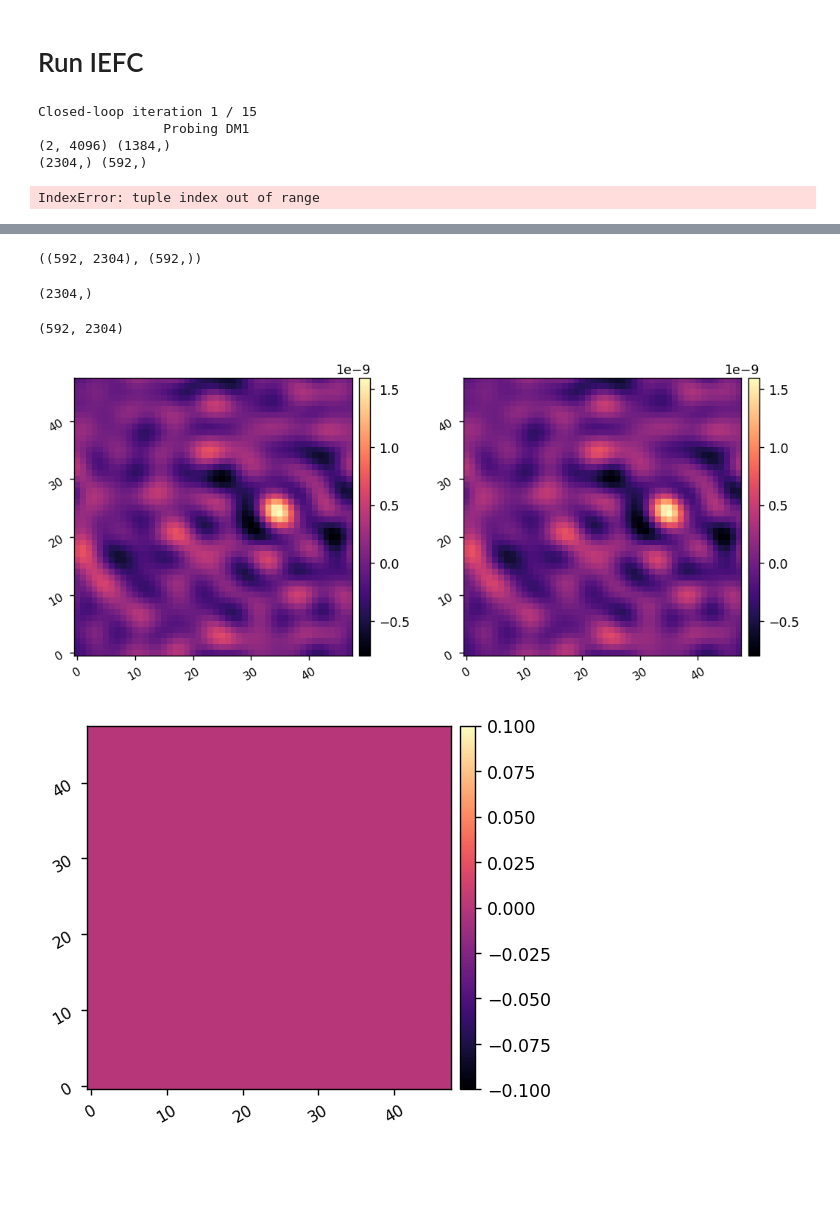
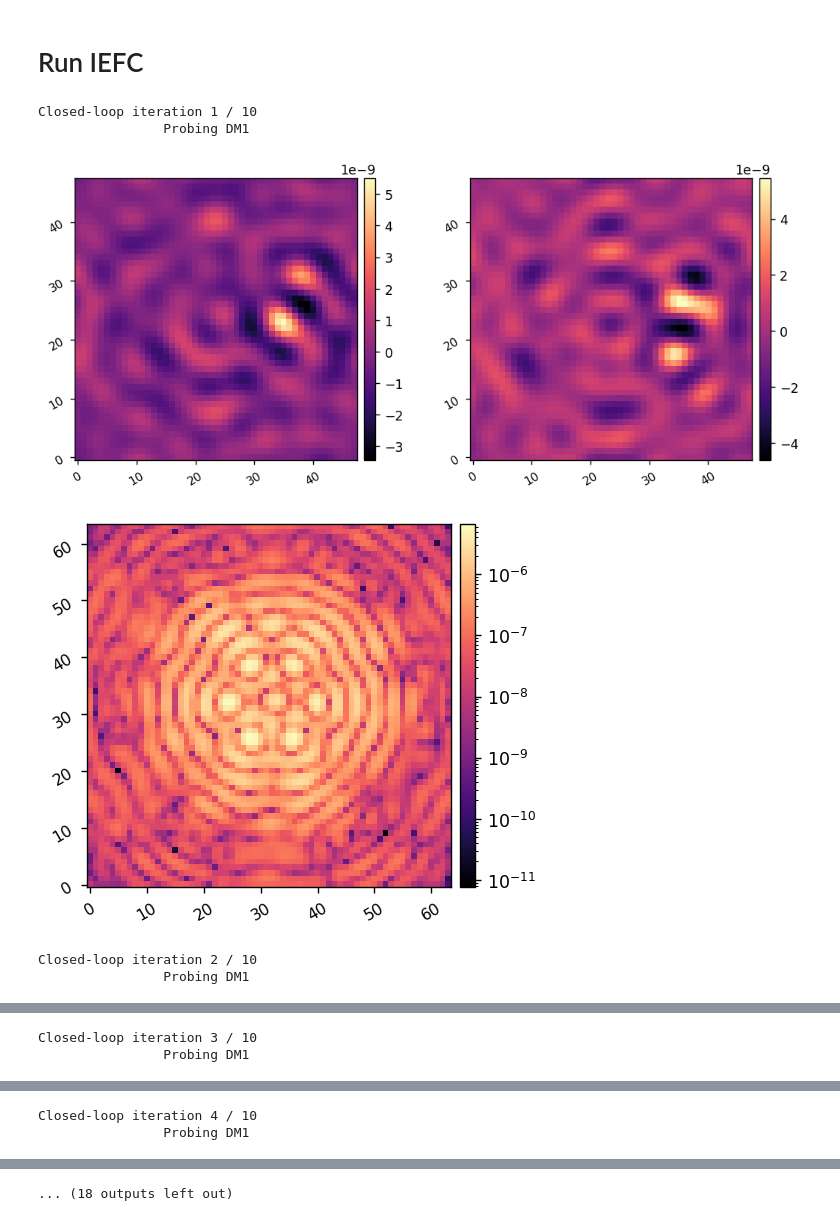
Before and after one commit to kian1377/roman-cgi-iefc, a Jupyter notebook: hlc_annular_run_iefc_2dm.ipynb, the cells around one changed output, grey strips where cells are left out. Cells and saved outputs as stored; diff of their text form; code cells hidden in the pictures; blank space fills up the shorter version.

```diff
--- a/hlc_annular_run_iefc_2dm.ipynb
+++ b/hlc_annular_run_iefc_2dm.ipynb
@@ -122,7 +114,7 @@ reload(iefc2)
 # npca = 3
 # filtered_response_cube, pca_modes = iefc.remove_k_pca_modes(response_cube, k=npca)
 
-control_matrix = iefc2.construct_control_matrix(new_reponse, weights, rcond=5e-2, pca_modes=None) # maybe add a second condition number
+control_matrix = iefc2.construct_control_matrix(response_cube, weights, rcond=5e-2, pca_modes=None) # maybe add a second condition number
 # control_matrix = iefc2.construct_control_matrix(new_response_cube, weights, rcond=5e-2, pca_modes=None)
 
 print(control_matrix.shape, control_mask.sum()*2)
@@ -139,40 +131,42 @@ metric_images = []
 dm1_commands = []
 dm2_commands = []
 command = 0.0
 
 ## Run IEFC for num_iterations
-num_iterations = 15
+num_iterations = 10
 gain = -0.5
 leakage = 0.0
 
 for i in range(num_iterations):
     print("Closed-loop iteration {:d} / {:d}".format(i+1, num_iterations))
     delta_coefficients = iefc2.single_iteration(hlci, probe_modes, probe_amplitude, control_matrix, weights.flatten()>0)
-    command = (1.0-leakage) * command + gain * delta_coefficients
+    commands = (1.0-leakage) * commands + gain * delta_coefficients
 
     # Reconstruct the full phase from the Fourier modes
 #     dm_commands = np.einsum('ij, i->j', np.concatenate((fourier_modes,fourier_modes),axis=1), command)
 #     dm_commands = np.concatenate((fourier_modes,fourier_modes),axis=1).T.dot(command)
-    dm_commands = np.concatenate((fourier_modes,fourier_modes),axis=0).T.dot(command)
-    print(dm_commands.shape, delta_coefficients.shape)
+    dm1 = fourier_modes.T.dot(commands[:nmodes])
+    dm2 = fourier_modes.T.dot(commands[nmodes:])
 
 #     break
+
     # Set the current DM state
-    hlci.set_dm1(dm_commands[:Nact**2])
-    hlci.set_dm2(dm_commands[Nact**2:])
+    hlci.set_dm1(dm1)
+    hlci.set_dm2(dm2)
 
     # Take an image to estimate the metrics
     image = hlci.calc_psf()
     metric_images.append(image)
     dm1_commands.append(hlci.DM1)
     dm2_commands.append(hlci.DM2)
 
     misc.myimshow2(hlci.DM1, hlci.DM2)
     misc.myimshow(image, lognorm=True)
     pass
 # %% [output]
-Closed-loop iteration 1 / 15
+Closed-loop iteration 1 / 10
                 Probing DM1
-(2, 4096) (1384,)
-(2304,) (592,)
+[figure, added]
+[figure, added]
-IndexError: tuple index out of range
+Closed-loop iteration 2 / 10
+                Probing DM1
@@ -178,0 +175,2 @@ IndexError: tuple index out of range
+Closed-loop iteration 3 / 10
+                Probing DM1
@@ -178,0 +179,2 @@ IndexError: tuple index out of range
+Closed-loop iteration 4 / 10
+                Probing DM1
@@ -179,20 +183 @@ IndexError: tuple index out of range
+... (18 outputs left out)
-# %%
-np.concatenate((fourier_modes,fourier_modes),axis=0).shape, command.shape
-# %% [output]
-((592, 2304), (592,))
-# %%
-dm_commands.shape
-# %% [output]
-(2304,)
-# %%
-np.concatenate((fourier_modes,fourier_modes),axis=0).shape
-# %% [output]
-(592, 2304)
-# %%
-dm_commands = np.concatenate((fourier_modes,fourier_modes),axis=1).T.dot(command)
-
-misc.myimshow2(dm_commands[:Nact**2].reshape(Nact,Nact), dm_commands[Nact**2:].reshape(Nact,Nact))
-misc.myimshow(abs(dm_commands[:Nact**2] - dm_commands[Nact**2:]).reshape(Nact,Nact))
-# %% [output]
-[figure, removed]
-[figure, removed]
```
Also changed, not shown: parts of 8 cells of this notebook, 1 other file.
